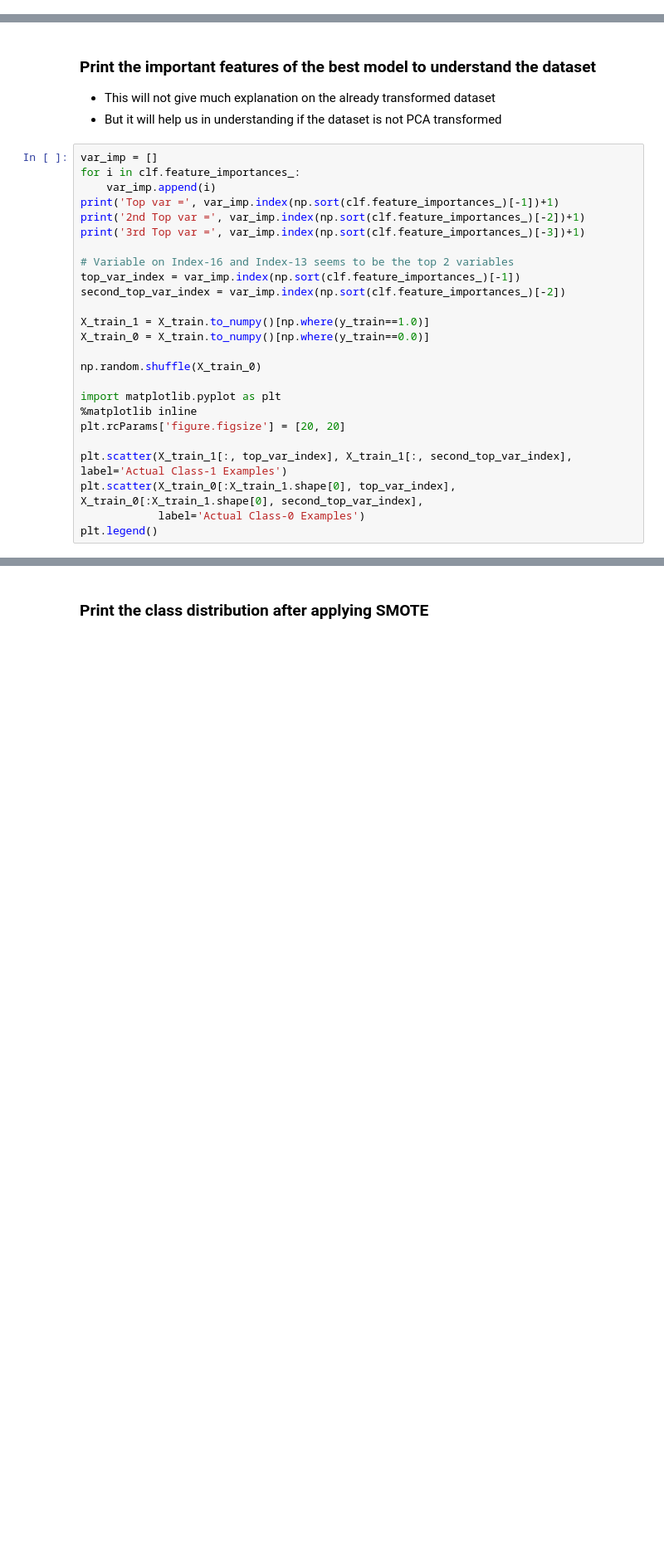
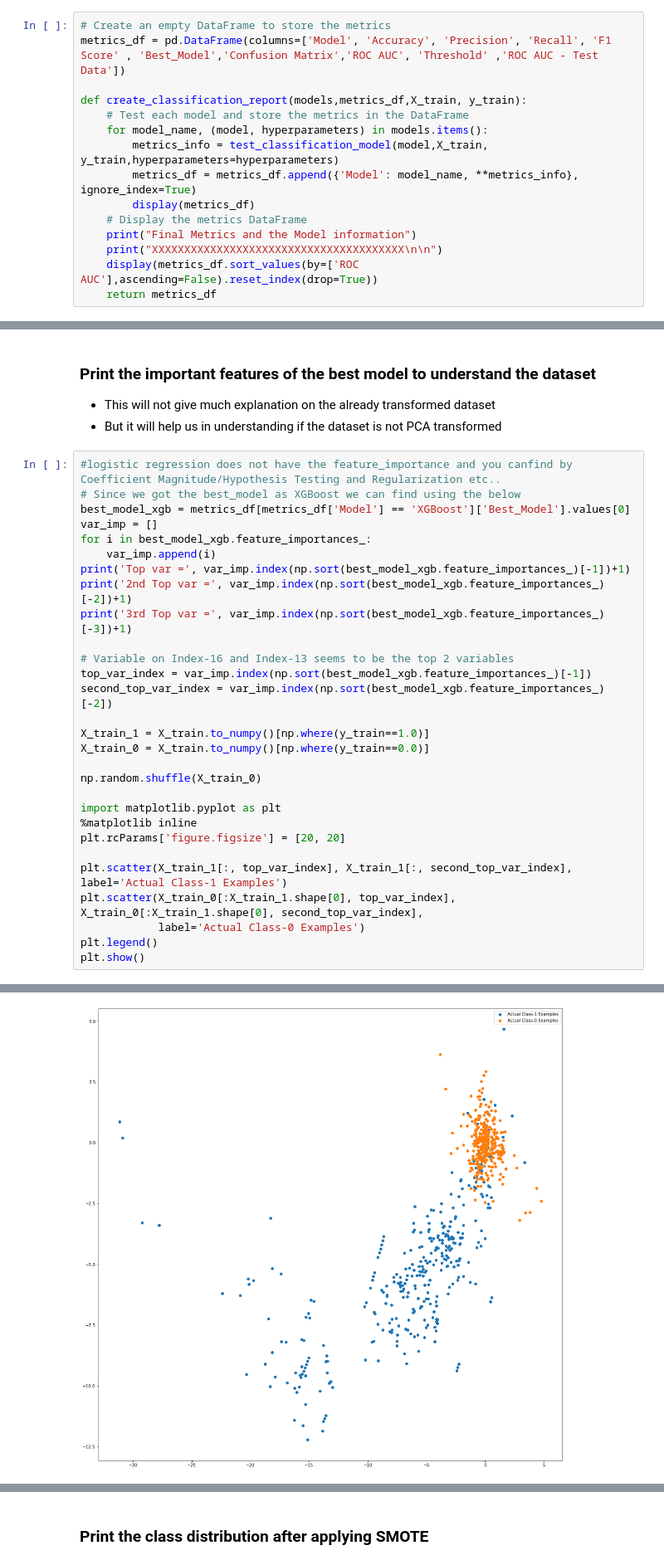
Before and after one commit to shajivmasters/Credit_Card_Fraud_Detection, a Jupyter notebook: Credit_card_fraud_detection_Starter_code+.ipynb, the cells around one changed output, grey strips where cells are left out. Shown at 83% size. Saved outputs shown, nothing was run; the diff lists cells and outputs as text; blank space fills up the shorter version.

```diff
--- a/Credit_card_fraud_detection_Starter_code+.ipynb
+++ b/Credit_card_fraud_detection_Starter_code+.ipynb
@@ -135,0 +175,15 @@ def draw_roc( actual, probs ):
+# %%
+# Create an empty DataFrame to store the metrics
+metrics_df = pd.DataFrame(columns=['Model', 'Accuracy', 'Precision', 'Recall', 'F1 Score' , 'Best_Model','Confusion Matrix','ROC AUC', 'Threshold' ,'ROC AUC - Test Data'])
+
+def create_classification_report(models,metrics_df,X_train, y_train):
+    # Test each model and store the metrics in the DataFrame
+    for model_name, (model, hyperparameters) in models.items():
+        metrics_info = test_classification_model(model,X_train, y_train,hyperparameters=hyperparameters)
+        metrics_df = metrics_df.append({'Model': model_name, **metrics_info}, ignore_index=True)
+        display(metrics_df)
+    # Display the metrics DataFrame
+    print("Final Metrics and the Model information")
+    print("XXXXXXXXXXXXXXXXXXXXXXXXXXXXXXXXXXXXXXX\n\n")
+    display(metrics_df.sort_values(by=['ROC AUC'],ascending=False).reset_index(drop=True))
+    return metrics_df
@@ -725,16 +760,19 @@ print --> #print the evaluation score on the X_test by choosing the best evaluat
 - This will not give much explanation on the already transformed dataset
 - But it will help us in understanding if the dataset is not PCA transformed
 # %%
+#logistic regression does not have the feature_importance and you canfind by Coefficient Magnitude/Hypothesis Testing and Regularization etc..
+# Since we got the best_model as XGBoost we can find using the below
+best_model_xgb = metrics_df[metrics_df['Model'] == 'XGBoost']['Best_Model'].values[0]
 var_imp = []
-for i in clf.feature_importances_:
+for i in best_model_xgb.feature_importances_:
     var_imp.append(i)
-print('Top var =', var_imp.index(np.sort(clf.feature_importances_)[-1])+1)
-print('2nd Top var =', var_imp.index(np.sort(clf.feature_importances_)[-2])+1)
-print('3rd Top var =', var_imp.index(np.sort(clf.feature_importances_)[-3])+1)
+print('Top var =', var_imp.index(np.sort(best_model_xgb.feature_importances_)[-1])+1)
+print('2nd Top var =', var_imp.index(np.sort(best_model_xgb.feature_importances_)[-2])+1)
+print('3rd Top var =', var_imp.index(np.sort(best_model_xgb.feature_importances_)[-3])+1)
 
 # Variable on Index-16 and Index-13 seems to be the top 2 variables
-top_var_index = var_imp.index(np.sort(clf.feature_importances_)[-1])
-second_top_var_index = var_imp.index(np.sort(clf.feature_importances_)[-2])
+top_var_index = var_imp.index(np.sort(best_model_xgb.feature_importances_)[-1])
+second_top_var_index = var_imp.index(np.sort(best_model_xgb.feature_importances_)[-2])
 
 X_train_1 = X_train.to_numpy()[np.where(y_train==1.0)]
 X_train_0 = X_train.to_numpy()[np.where(y_train==0.0)]
@@ -749,3 +787,5 @@ plt.scatter(X_train_1[:, top_var_index], X_train_1[:, second_top_var_index], lab
 plt.scatter(X_train_0[:X_train_1.shape[0], top_var_index], X_train_0[:X_train_1.shape[0], second_top_var_index],
             label='Actual Class-0 Examples')
 plt.legend()
+plt.show()
+# %% [output]
@@ -752,3 +795,4 @@ plt.legend()
+[figure, added]
 # %% [markdown]
 ## Model building with balancing Classes
 
```
Also changed, not shown: parts of 76 cells of this notebook.
